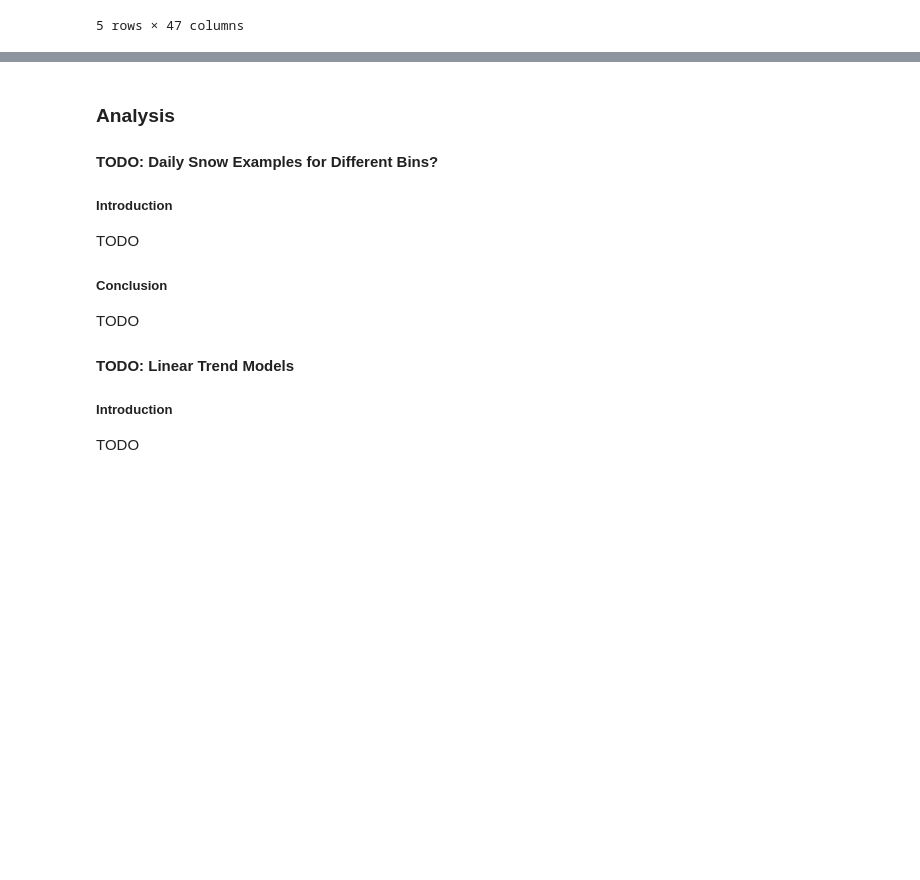
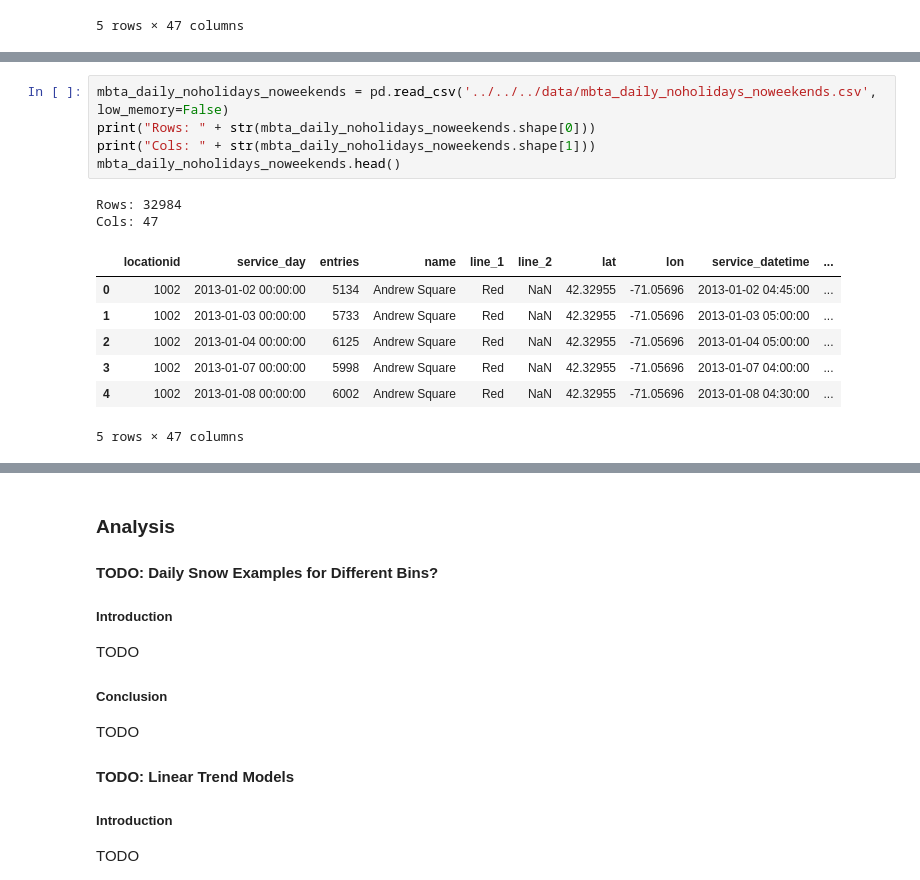
Before and after one commit to azampagl/harvard-capstone, a Jupyter notebook: src/release/Weather.ipynb, the cells around one changed output, grey strips where cells are left out. Saved outputs shown, nothing was run; the diff lists cells and outputs as text; blank space fills up the shorter version.

```diff
--- a/src/release/Weather.ipynb
+++ b/src/release/Weather.ipynb
@@ -107,0 +143,15 @@ Cols: 47
+# %%
+mbta_daily_noholidays_noweekends = pd.read_csv('../../../data/mbta_daily_noholidays_noweekends.csv', low_memory=False)
+print("Rows: " + str(mbta_daily_noholidays_noweekends.shape[0]))
+print("Cols: " + str(mbta_daily_noholidays_noweekends.shape[1]))
+mbta_daily_noholidays_noweekends.head()
+# %% [output]
+Rows: 32984
+Cols: 47
+|  | locationid | service_day | entries | name | line_1 | line_2 | lat | lon | service_datetime | ... |
+| 0 | 1002 | 2013-01-02 00:00:00 | 5134 | Andrew Square | Red | NaN | 42.32955 | -71.05696 | 2013-01-02 04:45:00 | ... |
+| 1 | 1002 | 2013-01-03 00:00:00 | 5733 | Andrew Square | Red | NaN | 42.32955 | -71.05696 | 2013-01-03 05:00:00 | ... |
+| 2 | 1002 | 2013-01-04 00:00:00 | 6125 | Andrew Square | Red | NaN | 42.32955 | -71.05696 | 2013-01-04 05:00:00 | ... |
+| 3 | 1002 | 2013-01-07 00:00:00 | 5998 | Andrew Square | Red | NaN | 42.32955 | -71.05696 | 2013-01-07 04:00:00 | ... |
+| 4 | 1002 | 2013-01-08 00:00:00 | 6002 | Andrew Square | Red | NaN | 42.32955 | -71.05696 | 2013-01-08 04:30:00 | ... |
+5 rows × 47 columns
```
Also changed, not shown: parts of 10 cells of this notebook.
